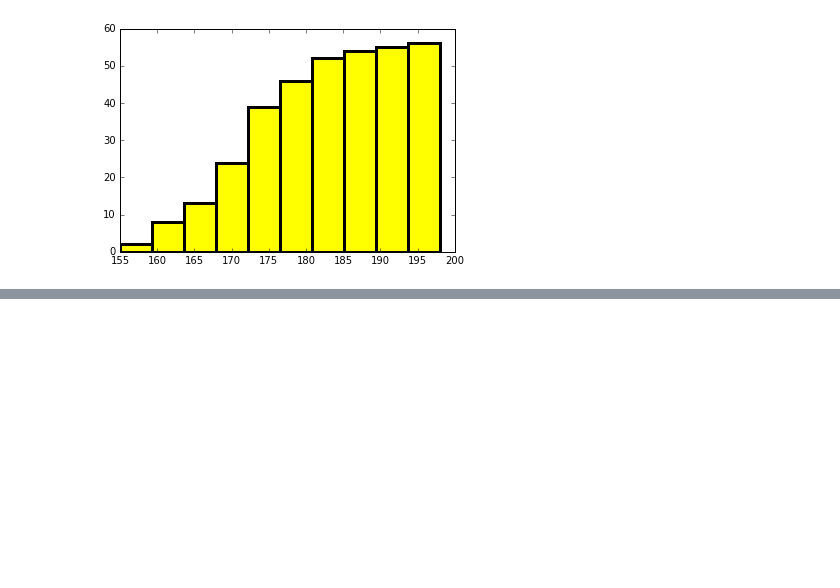
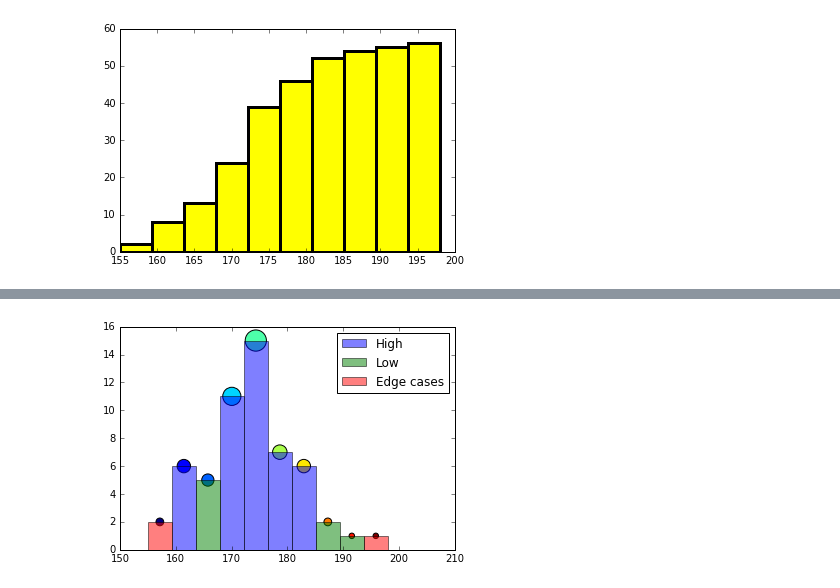
Before and after one commit to janpipek/physt, a Jupyter notebook: doc/Tutorial.ipynb, the cells around one changed output, grey strips where cells are left out. Drawn from its saved outputs; the diff is of its cells as text; code cells hidden in the pictures; blank space fills up the shorter version.

```diff
--- a/doc/Tutorial.ipynb
+++ b/doc/Tutorial.ipynb
@@ -35,0 +88,9 @@ hist.plot(histtype="scatter", cumulative=True, density=True);
+# %%
+# Plot different bins using different styles
+axis = hist[hist.frequencies > 5].plot(label="High", alpha=0.5)
+hist[1:-1][hist[1:-1].frequencies <= 5].plot(axis=axis, color="green", label="Low", alpha=0.5)
+hist[[0, -1]].plot(axis=axis, color="red", label="Edge cases", alpha=0.5)
+hist.plot(histtype="scatter", axis=axis, c=range(hist.bin_count), s=hist.frequencies * 30)
+axis.legend();
+# %% [output]
+[figure, added]
```
Also changed, not shown: parts of 25 cells of this notebook.
